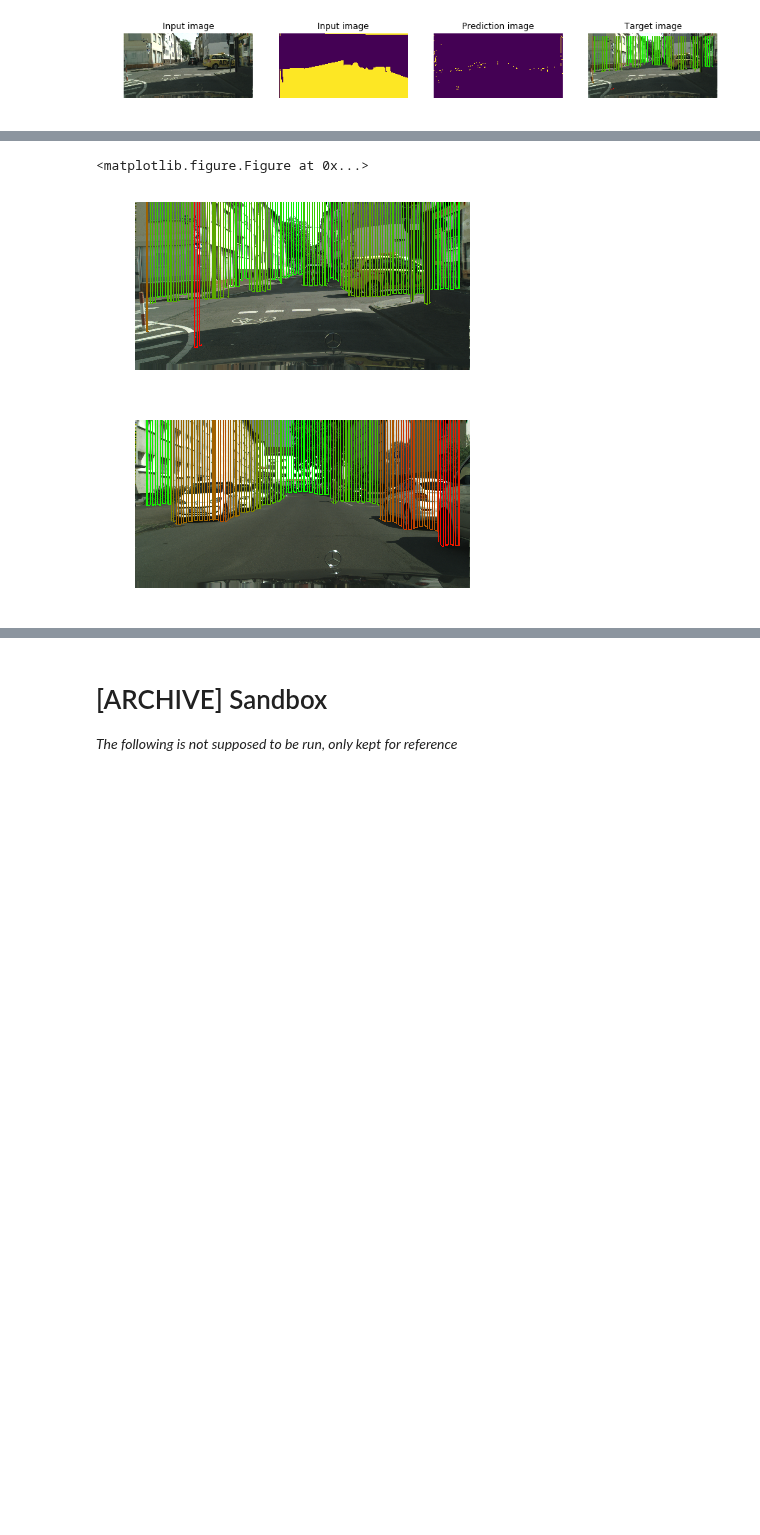
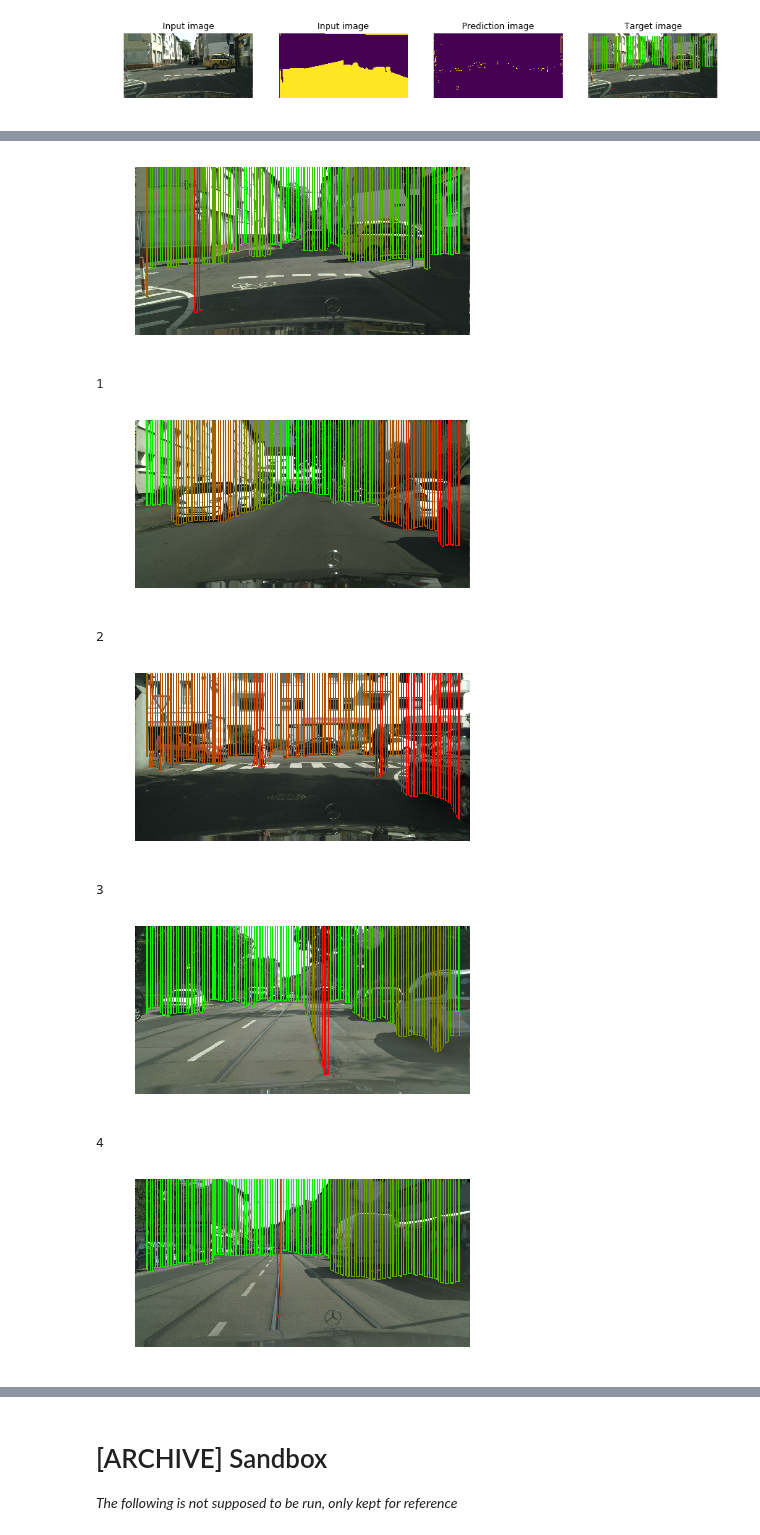
Before and after one commit to Zhuyue0324/dlcv1718, a Jupyter notebook: DL4CV_project.ipynb, the cells around one changed output, grey strips where cells are left out. Saved outputs shown, nothing was run; the diff lists cells and outputs as text; code cells hidden in the pictures; blank space fills up the shorter version.

Commit message:
visualization iterates over all images

```diff
--- a/DL4CV_project.ipynb
+++ b/DL4CV_project.ipynb
@@ -155,7 +155,7 @@ NB_TRAIN=len(DATA_TRAIN)
 NB_VAL=len(DATA_VAL)
 NB_TEST=len(DATA_TEST)
 
-WEIGHTS_PATH = "../n34s32w128_temp.pth"
+WEIGHTS_PATH = "../34-32-128-1.pth"
 # where the weights are saved in the end, for further reuse
 
 BATCH_SIZE = 1
@@ -218,9 +218,9 @@ for epoch in range(1):
     for inputs, labels in TRAIN_LOADER:
         labels_masked = reduce(labels.numpy(), ROAD_LABELS)
         labels = torch.from_numpy(labels_masked)
+        random_index = np.arange(NUM_SLICES)
+        np.random.shuffle(random_index)
 
-        random_index = np.random.shuffle(np.arange(NUM_SLICES))
-        print(random_index)
         for i in random_index:   ### added
             inputs_temp = inputs[:, :, :, i*STRIDE : i*STRIDE + SLICE_WIDTH]   ### added
             labels_temp = labels[:, :, i*STRIDE : i*STRIDE + SLICE_WIDTH]   ### added
@@ -384,10 +383,9 @@ plt.show()
 torch.Size([1024, 2048])
 [figure]
 # %%
-NB_SAMPLE_IMGS = 2
-fig = plt.figure()
 OFFSET = SLICE_WIDTH - 2 * STRIDE
-for i in range (NB_SAMPLE_IMGS):
+for i in range (NB_VAL):
+    print(i, end='\r', flush=True)
     fig = plt.figure()
     x,y=DATA_VAL[i]
     inputs = x.unsqueeze(0)
@@ -401,23 +399,19 @@ for i in range (NB_SAMPLE_IMGS):
                 inputs_temp = inputs_temp.cuda()
 
             inputs_temp = Variable(inputs_temp)
-            #print(outputs[:, :, :, i*STRIDE+OFFSET : (i+1)*STRIDE+OFFSET].shape)
-            #print(NET(inputs_temp).data[:, :, :, OFFSET : STRIDE+OFFSET].shape)
             outputs[:, :, :, j*STRIDE+OFFSET : (j+1)*STRIDE+OFFSET]=\
             NET(inputs_temp).data[:, :, :, OFFSET : STRIDE+OFFSET]
     _, preds = torch.max(outputs, 1)
     pred = preds[0].cpu()
-    print(pred.shape)
     img, target = x.numpy(), y.numpy()
     red = reduce(target, ROAD_LABELS)
     npred = pred.numpy()
     es = edge_smoother(npred)
     plt.subplot(1,1,1)
     plt.axis('off')
-    #comp = compare(red, es)
     comp = stixel_bar(img, es, STRIDE, OFFSET)
     plt.imshow(comp)
-
+    plt.show()
     # save it
     fig.savefig("compare_"+str(i)+".jpg", dpi=900)
 # %% [output]
@@ -426,3 +419,9 @@ torch.Size([1024, 2048])
+[figure]
-<matplotlib.figure.Figure at 0x...>
+1
-[figure]
 [figure]
+2
+[figure, added]
+3
+[figure, added]
+4
+[figure, added]
```
Also changed, not shown: parts of 3 cells of this notebook.
